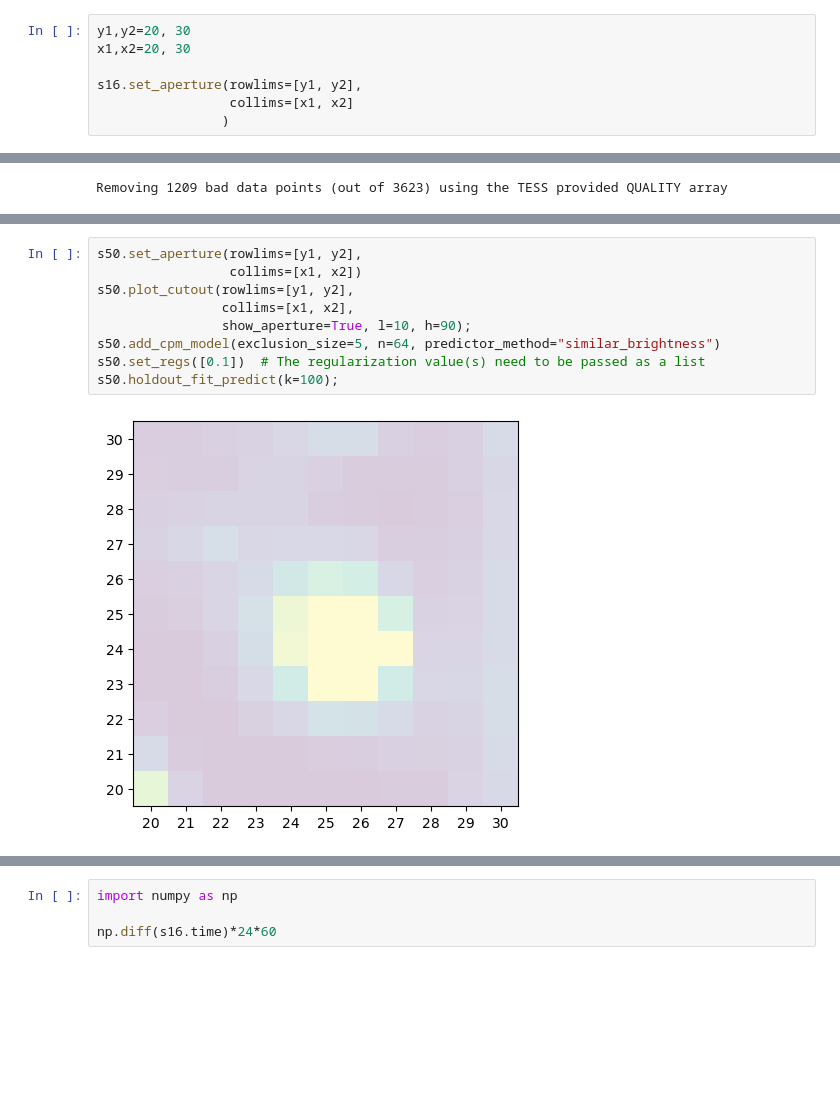
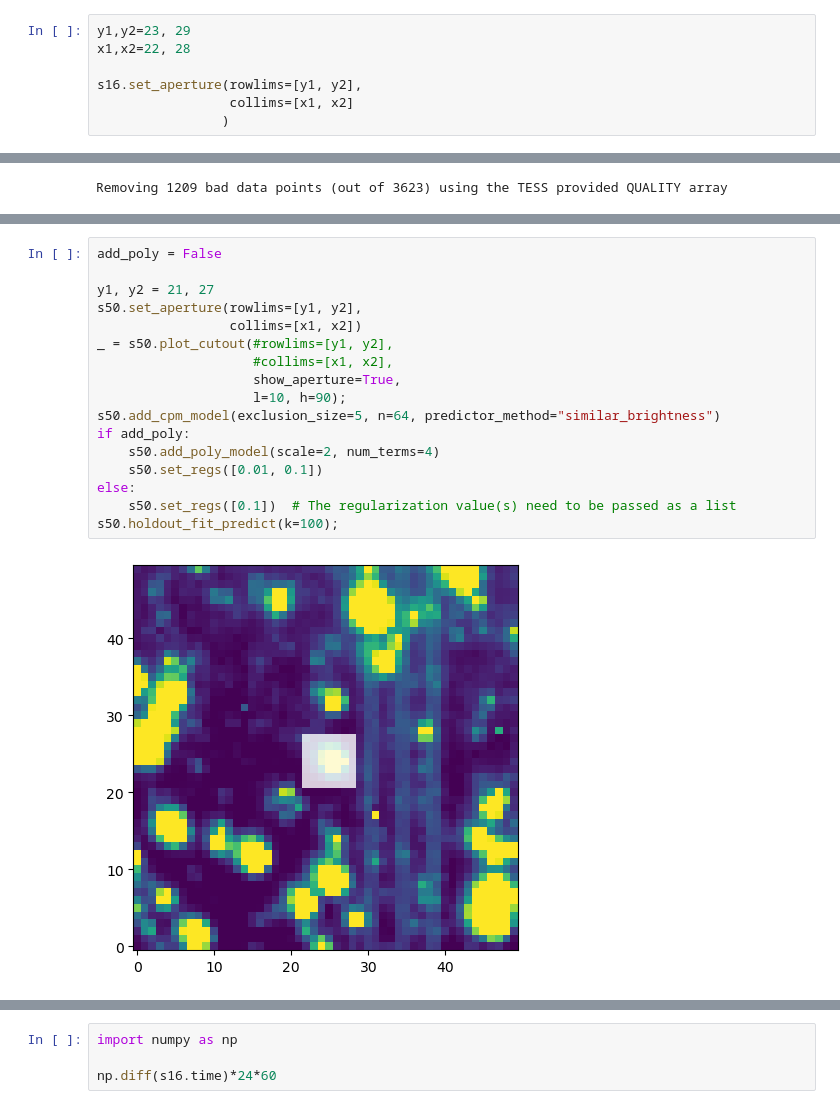
Before and after one commit to jpdeleon/toi5671, a Jupyter notebook: notebooks/TESS_cpm_unpopular.ipynb, the cells around one changed output, grey strips where cells are left out. Drawn from its saved outputs; the diff is of its cells as text; blank space fills up the shorter version.

```diff
--- a/notebooks/TESS_cpm_unpopular.ipynb
+++ b/notebooks/TESS_cpm_unpopular.ipynb
@@ -60,8 +60,8 @@ _ = s16.plot_cutout(l=10, h=90)
 # %% [output]
 [figure]
 # %%
-y1,y2=20, 30
-x1,x2=20, 30
+y1,y2=23, 29
+x1,x2=22, 28
 
 s16.set_aperture(rowlims=[y1, y2],
                  collims=[x1, x2]
@@ -179,14 +213,22 @@ _ = s50.plot_cutout(l=10, h=90)
 # %%
+add_poly = False
+
+y1, y2 = 21, 27
 s50.set_aperture(rowlims=[y1, y2],
                  collims=[x1, x2])
-s50.plot_cutout(rowlims=[y1, y2],
-                collims=[x1, x2],
-                show_aperture=True, l=10, h=90);
+_ = s50.plot_cutout(#rowlims=[y1, y2],
+                    #collims=[x1, x2],
+                    show_aperture=True,
+                    l=10, h=90);
 s50.add_cpm_model(exclusion_size=5, n=64, predictor_method="similar_brightness")
-s50.set_regs([0.1])  # The regularization value(s) need to be passed as a list
+if add_poly:
+    s50.add_poly_model(scale=2, num_terms=4)
+    s50.set_regs([0.01, 0.1])
+else:
+    s50.set_regs([0.1])  # The regularization value(s) need to be passed as a list
 s50.holdout_fit_predict(k=100);
 # %% [output]
-[figure, old version]
+[figure, new version]
 # %%
 s50_apt_detrended_flux = s50.get_aperture_lc(data_type="cpm_subtracted_flux", weighting=None)
 plt.plot(s50.time, s50_apt_detrended_flux+1, "k-")
```
Also changed, not shown: parts of 26 cells of this notebook, 30 other files.
